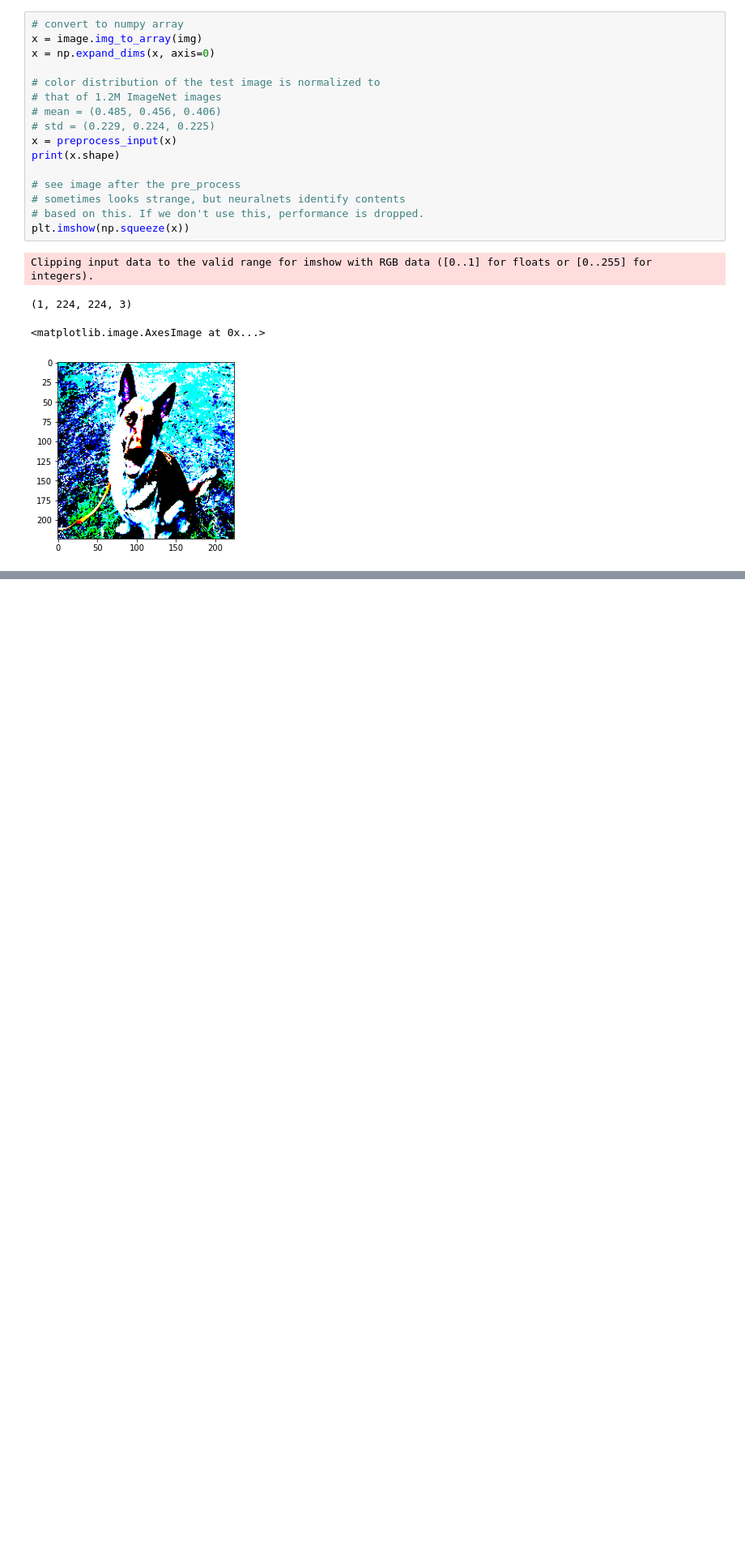
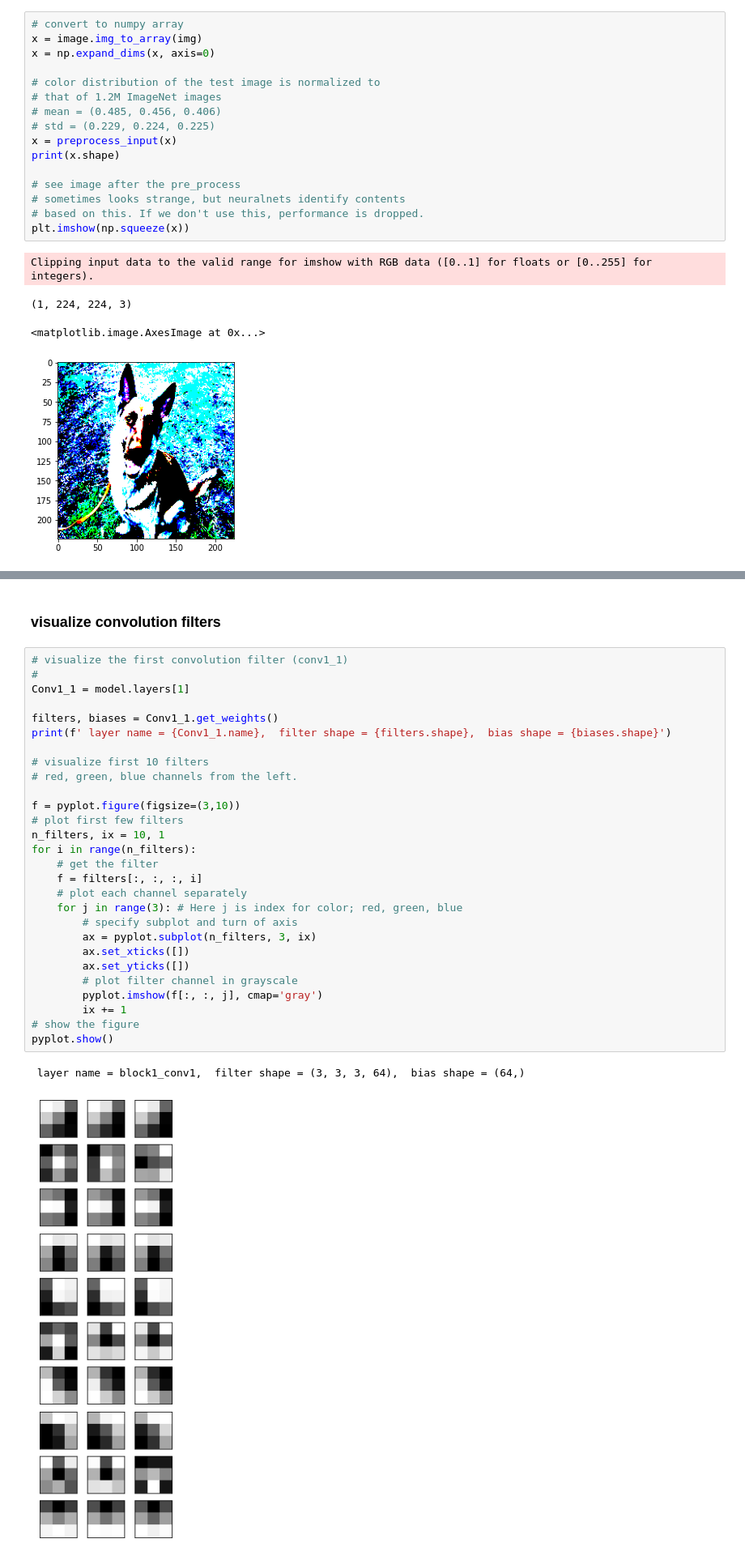
Before and after one commit to HitoshiIyatomi/IIP1, a Jupyter notebook: 07_Keras/03_ImageRecognition_VGG.ipynb, the cells around one changed output, grey strips where cells are left out. Shown at 81% size. Saved outputs shown, nothing was run; the diff lists cells and outputs as text; blank space fills up the shorter version.

Commit message:
added visualizing filters

```diff
--- a/07_Keras/03_ImageRecognition_VGG.ipynb
+++ b/07_Keras/03_ImageRecognition_VGG.ipynb
@@ -115,3 +140,36 @@ Downloading data from https://storage.googleapis.com/download.tensorflow.org/dat
   ('n02090721', 'Irish_wolfhound', 0.00039762756),
   ('n02109961', 'Eskimo_dog', 0.00028093244),
   ('n04254680', 'soccer_ball', 0.00027909892)]]
+# %% [markdown]
+### visualize convolution filters
+# %%
+# visualize the first convolution filter (conv1_1)
+#
+Conv1_1 = model.layers[1]
+
+filters, biases = Conv1_1.get_weights()
+print(f' layer name = {Conv1_1.name},  filter shape = {filters.shape},  bias shape = {biases.shape}')
+
+# visualize first 10 filters
+# red, green, blue channels from the left.
+
+f = pyplot.figure(figsize=(3,10))
+# plot first few filters
+n_filters, ix = 10, 1
+for i in range(n_filters):
+	# get the filter
+	f = filters[:, :, :, i]
+	# plot each channel separately
+	for j in range(3): # Here j is index for color; red, green, blue
+		# specify subplot and turn of axis
+		ax = pyplot.subplot(n_filters, 3, ix)
+		ax.set_xticks([])
+		ax.set_yticks([])
+		# plot filter channel in grayscale
+		pyplot.imshow(f[:, :, j], cmap='gray')
+		ix += 1
+# show the figure
+pyplot.show()
+# %% [output]
+ layer name = block1_conv1,  filter shape = (3, 3, 3, 64),  bias shape = (64,)
+[figure, added]
```
Also changed, not shown: parts of 5 cells of this notebook.
